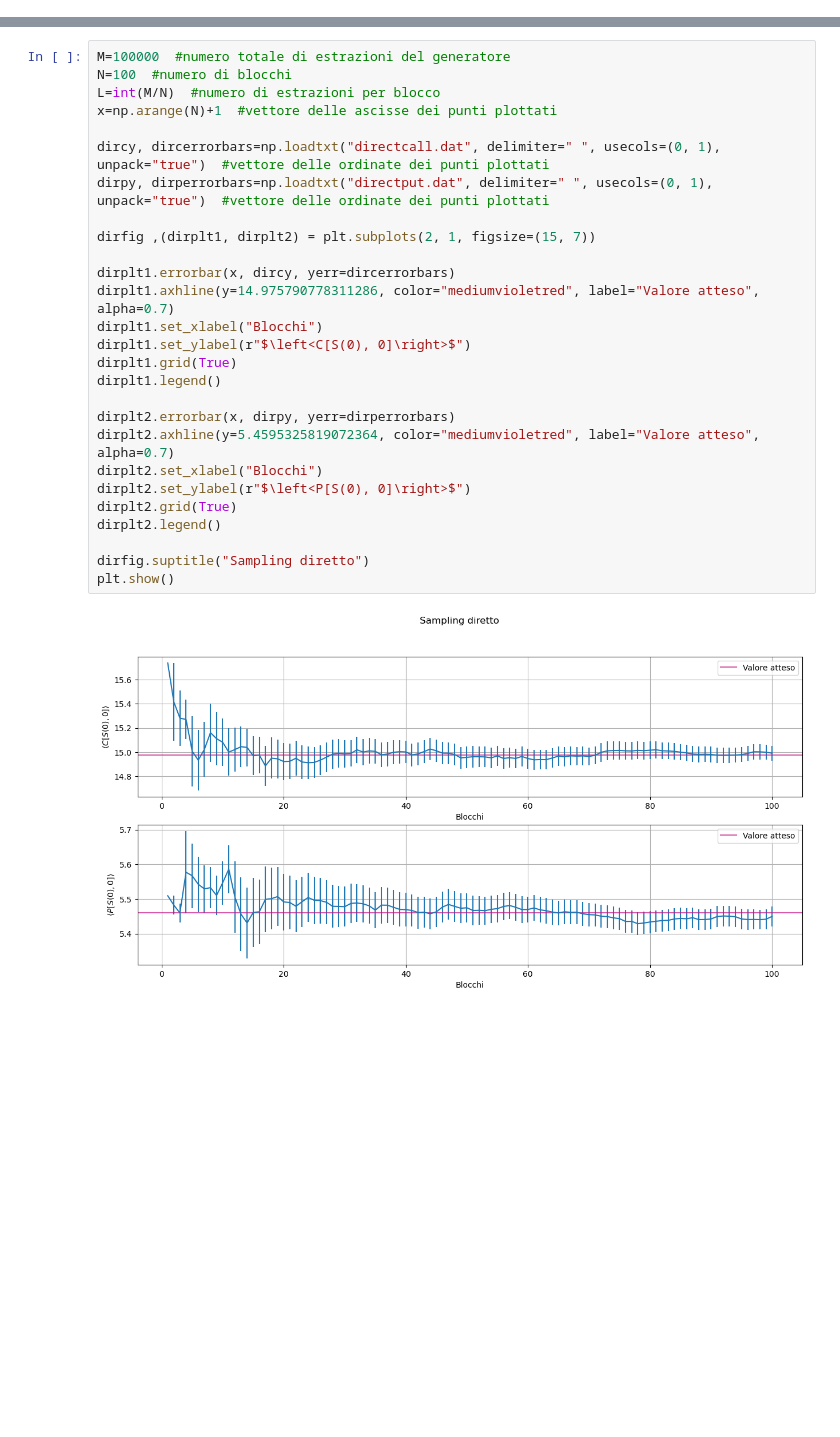
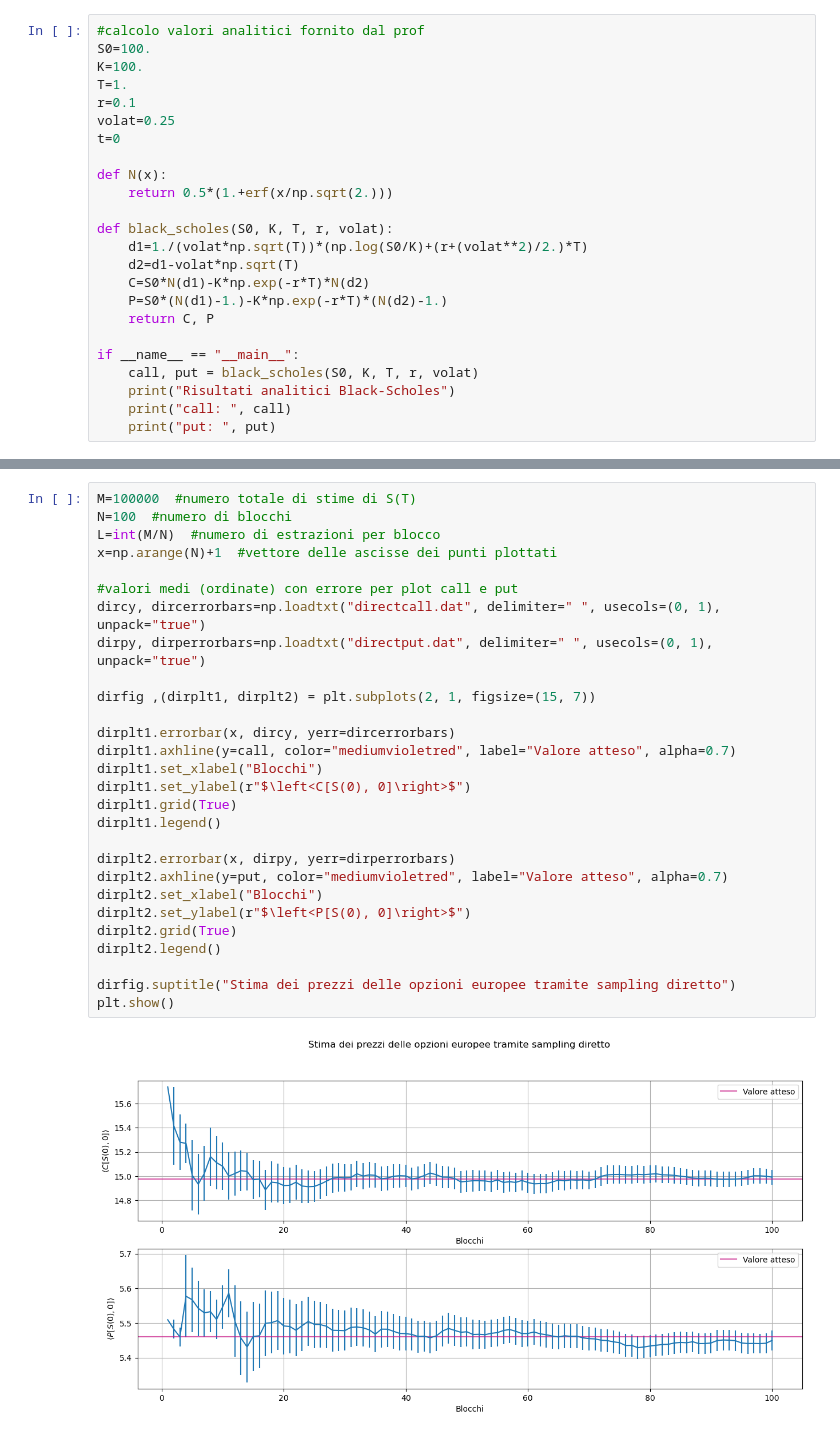
Before and after one commit to angela-bonato/LaboratorioSimulazioneNumerica, a Jupyter notebook: Es03/Esercitazione3.ipynb, the cells around one changed output, grey strips where cells are left out. Cells and saved outputs as stored; diff of their text form; blank space fills up the shorter version.

```diff
--- a/Es03/Esercitazione3.ipynb
+++ b/Es03/Esercitazione3.ipynb
@@ -11,0 +10,24 @@ from scipy.stats import cauchy
+# %%
+#calcolo valori analitici fornito dal prof
+S0=100.
+K=100.
+T=1.
+r=0.1
+volat=0.25
+t=0
+
+def N(x):
+    return 0.5*(1.+erf(x/np.sqrt(2.)))
+
+def black_scholes(S0, K, T, r, volat):
+    d1=1./(volat*np.sqrt(T))*(np.log(S0/K)+(r+(volat**2)/2.)*T)
+    d2=d1-volat*np.sqrt(T)
+    C=S0*N(d1)-K*np.exp(-r*T)*N(d2)
+    P=S0*(N(d1)-1.)-K*np.exp(-r*T)*(N(d2)-1.)
+    return C, P
+
+if __name__ == "__main__":
+    call, put = black_scholes(S0, K, T, r, volat)
+    print("Risultati analitici Black-Scholes")
+    print("call: ", call)
+    print("put: ", put)
@@ -12,29 +44,30 @@ from scipy.stats import cauchy
 # %%
-M=100000  #numero totale di estrazioni del generatore
+M=100000  #numero totale di stime di S(T)
 N=100  #numero di blocchi
 L=int(M/N)  #numero di estrazioni per blocco
 x=np.arange(N)+1  #vettore delle ascisse dei punti plottati
 
-dircy, dircerrorbars=np.loadtxt("directcall.dat", delimiter=" ", usecols=(0, 1),  unpack="true")  #vettore delle ordinate dei punti plottati
-dirpy, dirperrorbars=np.loadtxt("directput.dat", delimiter=" ", usecols=(0, 1),  unpack="true")  #vettore delle ordinate dei punti plottati
+#valori medi (ordinate) con errore per plot call e put
+dircy, dircerrorbars=np.loadtxt("directcall.dat", delimiter=" ", usecols=(0, 1),  unpack="true")
+dirpy, dirperrorbars=np.loadtxt("directput.dat", delimiter=" ", usecols=(0, 1),  unpack="true")
 
 dirfig ,(dirplt1, dirplt2) = plt.subplots(2, 1, figsize=(15, 7))
 
 dirplt1.errorbar(x, dircy, yerr=dircerrorbars)
-dirplt1.axhline(y=14.975790778311286, color="mediumvioletred", label="Valore atteso", alpha=0.7)
+dirplt1.axhline(y=call, color="mediumvioletred", label="Valore atteso", alpha=0.7)
 dirplt1.set_xlabel("Blocchi")
 dirplt1.set_ylabel(r"$\left<C[S(0), 0]\right>$")
 dirplt1.grid(True)
 dirplt1.legend()
 
 dirplt2.errorbar(x, dirpy, yerr=dirperrorbars)
-dirplt2.axhline(y=5.4595325819072364, color="mediumvioletred", label="Valore atteso", alpha=0.7)
+dirplt2.axhline(y=put, color="mediumvioletred", label="Valore atteso", alpha=0.7)
 dirplt2.set_xlabel("Blocchi")
 dirplt2.set_ylabel(r"$\left<P[S(0), 0]\right>$")
 dirplt2.grid(True)
 dirplt2.legend()
 
-dirfig.suptitle("Sampling diretto")
+dirfig.suptitle("Stima dei prezzi delle opzioni europee tramite sampling diretto")
 plt.show()
 # %% [output]
-[figure, old version]
+[figure, new version]
```
Also changed, not shown: parts of 8 cells of this notebook.
